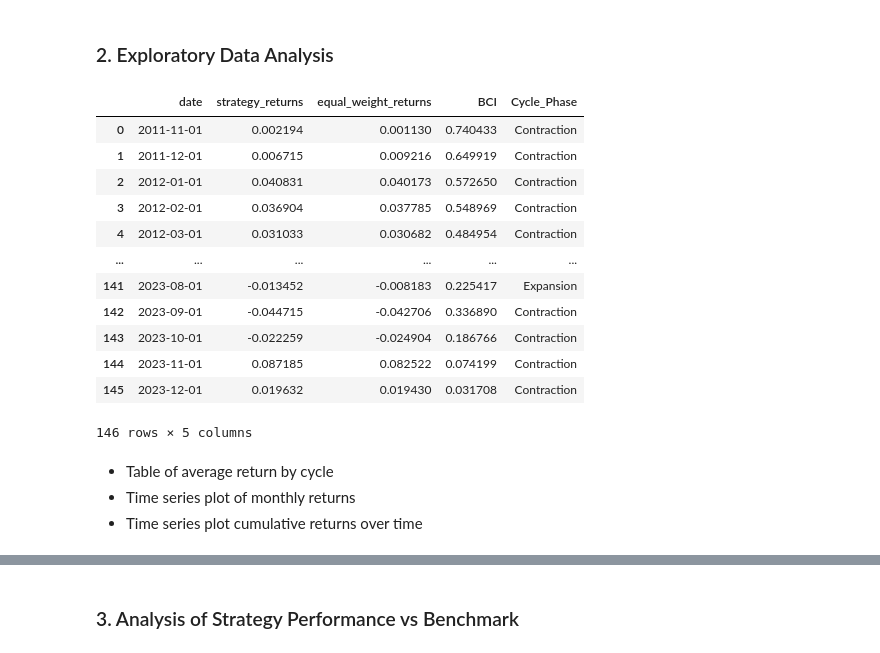
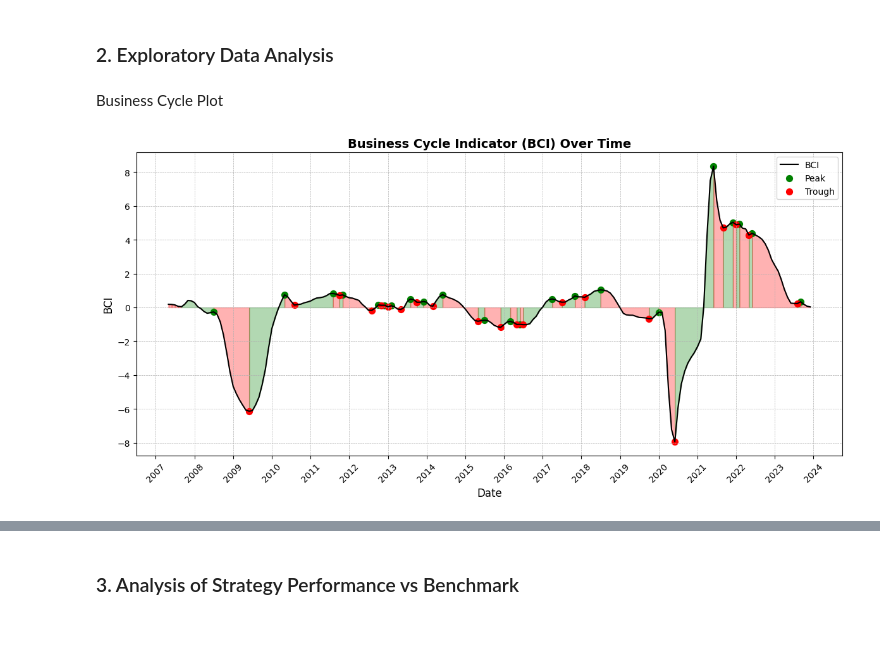
Before and after one commit to noahforougi/factor_rotation, a Jupyter notebook: src/results/result.ipynb, the cells around one changed output, grey strips where cells are left out. Cells and saved outputs as stored; diff of their text form; code cells hidden in the pictures.

```diff
--- a/src/results/result.ipynb
+++ b/src/results/result.ipynb
@@ -29,23 +33,52 @@ bci = ingress_core.read_csv_from_s3("business_cycle_indicator.csv")
 strategic_dataframe = core.create_strategy(factor_prices, bci)
 # %% [markdown]
 ### 2. Exploratory Data Analysis
-# %%
-strategic_dataframe.groupby("")
-# %% [output]
-|  | date | strategy_returns | equal_weight_returns | BCI | Cycle_Phase |
-| 0 | 2011-11-01 | 0.002194 | 0.001130 | 0.740433 | Contraction |
-| 1 | 2011-12-01 | 0.006715 | 0.009216 | 0.649919 | Contraction |
-| 2 | 2012-01-01 | 0.040831 | 0.040173 | 0.572650 | Contraction |
-| 3 | 2012-02-01 | 0.036904 | 0.037785 | 0.548969 | Contraction |
-| 4 | 2012-03-01 | 0.031033 | 0.030682 | 0.484954 | Contraction |
-| ... | ... | ... | ... | ... | ... |
-| 141 | 2023-08-01 | -0.013452 | -0.008183 | 0.225417 | Expansion |
-| 142 | 2023-09-01 | -0.044715 | -0.042706 | 0.336890 | Contraction |
-| 143 | 2023-10-01 | -0.022259 | -0.024904 | 0.186766 | Contraction |
-| 144 | 2023-11-01 | 0.087185 | 0.082522 | 0.074199 | Contraction |
-| 145 | 2023-12-01 | 0.019632 | 0.019430 | 0.031708 | Contraction |
-146 rows × 5 columns
-# %% [markdown]
-- Table of average return by cycle
-- Time series plot of monthly returns
-- Time series plot cumulative returns over time
+# %% [markdown]
+Business Cycle Plot
+# %%
+df = bci.assign(date = lambda x: pd.to_datetime(x.date)).set_index("date")
+
+# Create columns for peaks (end of expansion) and troughs (end of contraction)
+df['Peak'] = (df['Cycle_Phase'].shift(1) == 'Expansion') & (df['Cycle_Phase'] == 'Contraction')
+df['Trough'] = (df['Cycle_Phase'].shift(1) == 'Contraction') & (df['Cycle_Phase'] == 'Expansion')
+
+# Plotting
+fig, ax = plt.subplots(figsize=(12, 6))
+
+# Plot BCI with black line
+ax.plot(df.index, df['BCI'], label='BCI', color='black', linewidth=1.5)
+
+# Shading
+start = None
+for index, phase in enumerate(df['Cycle_Phase']):
+    if start is None:
+        start = df.index[index]
+    elif phase != df['Cycle_Phase'][index - 1] or index == len(df['Cycle_Phase']) - 1:
+        end = df.index[index]
+        color = 'green' if df['Cycle_Phase'][index - 1] == 'Expansion' else 'red'
+        ax.fill_between(df.index, 0, df['BCI'], where=(df.index >= start) & (df.index <= end), color=color, alpha=0.3)
+        start = end
+
+# Marking peaks and troughs
+ax.scatter(df.index[df['Peak']], df['BCI'][df['Peak']], color='green', label='Peak', s=50)
+ax.scatter(df.index[df['Trough']], df['BCI'][df['Trough']], color='red', label='Trough', s=50)
+
+# Enhance x-axis
+ax.xaxis.set_major_locator(mdates.YearLocator())
+ax.xaxis.set_major_formatter(mdates.DateFormatter('%Y'))
+plt.xticks(rotation=45)
+
+# Add grid
+ax.grid(True, which='both', linestyle='--', linewidth=0.5)
+
+# Title and labels
+ax.set_title('Business Cycle Indicator (BCI) Over Time', fontsize=14, fontweight='bold')
+ax.set_xlabel('Date', fontsize=12)
+ax.set_ylabel('BCI', fontsize=12)
+ax.legend()
+
+# Show plot
+plt.tight_layout()
+plt.show()
+# %% [output]
+[figure, added]
```
Also changed, not shown: parts of 10 cells of this notebook.
